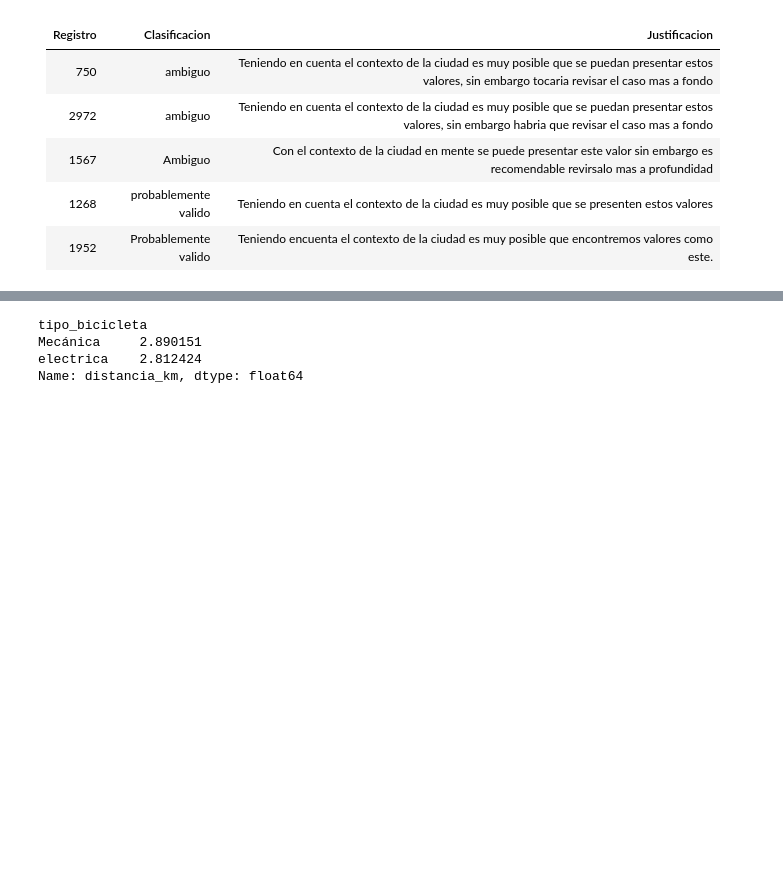
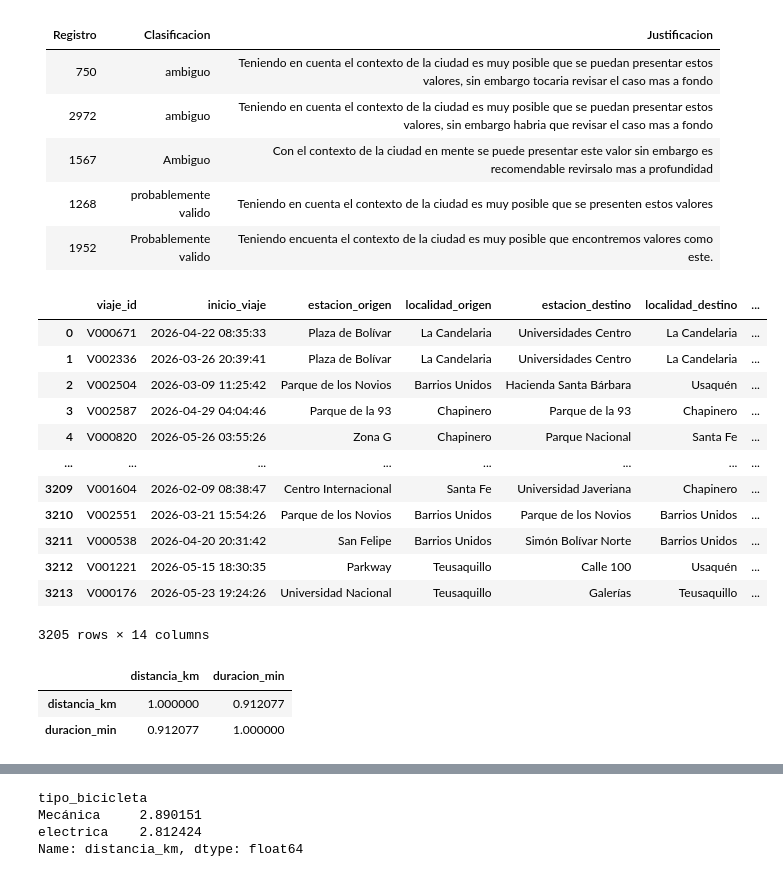
Before and after one commit to Sebast68h/taller-6-APLICACIONES, a Jupyter notebook: NOOTEBOOK.ipynb, the cells around one changed output, grey strips where cells are left out. Cells and saved outputs as stored; diff of their text form; code cells hidden in the pictures; blank space fills up the shorter version.

```diff
--- a/NOOTEBOOK.ipynb
+++ b/NOOTEBOOK.ipynb
@@ -139,3 +139,27 @@ df.boxplot(column = "duracion_min")
 | 1567     | Ambiguo              | Con el contexto de la ciudad en mente se puede presentar este valor sin embargo es recomendable revirsalo mas a profundidad                           |
 | 1268     | probablemente valido | Teniendo en cuenta el contexto de la ciudad es muy posible que se presenten estos valores                                                             |
 | 1952     | Probablemente valido | Teniendo encuenta el contexto de la ciudad es muy posible que encontremos valores como este.                                                          |
+# %%
+filas_borrar = [750,2972,1567,1268,1952,2089,1052,404,1952,2300]
+new_datset = df.drop(filas_borrar)
+new_datset
+# %% [output]
+|  | viaje_id | inicio_viaje | estacion_origen | localidad_origen | estacion_destino | localidad_destino | ... |
+| 0 | V000671 | 2026-04-22 08:35:33 | Plaza de Bolívar | La Candelaria | Universidades Centro | La Candelaria | ... |
+| 1 | V002336 | 2026-03-26 20:39:41 | Plaza de Bolívar | La Candelaria | Universidades Centro | La Candelaria | ... |
+| 2 | V002504 | 2026-03-09 11:25:42 | Parque de los Novios | Barrios Unidos | Hacienda Santa Bárbara | Usaquén | ... |
+| 3 | V002587 | 2026-04-29 04:04:46 | Parque de la 93 | Chapinero | Parque de la 93 | Chapinero | ... |
+| 4 | V000820 | 2026-05-26 03:55:26 | Zona G | Chapinero | Parque Nacional | Santa Fe | ... |
+| ... | ... | ... | ... | ... | ... | ... | ... |
+| 3209 | V001604 | 2026-02-09 08:38:47 | Centro Internacional | Santa Fe | Universidad Javeriana | Chapinero | ... |
+| 3210 | V002551 | 2026-03-21 15:54:26 | Parque de los Novios | Barrios Unidos | Parque de los Novios | Barrios Unidos | ... |
+| 3211 | V000538 | 2026-04-20 20:31:42 | San Felipe | Barrios Unidos | Simón Bolívar Norte | Barrios Unidos | ... |
+| 3212 | V001221 | 2026-05-15 18:30:35 | Parkway | Teusaquillo | Calle 100 | Usaquén | ... |
+| 3213 | V000176 | 2026-05-23 19:24:26 | Universidad Nacional | Teusaquillo | Galerías | Teusaquillo | ... |
+3205 rows × 14 columns
+# %%
+new_datset[["distancia_km","duracion_min"]].corr()
+# %% [output]
+|  | distancia_km | duracion_min |
+| distancia_km | 1.000000 | 0.912077 |
+| duracion_min | 0.912077 | 1.000000 |
```
Also changed, not shown: parts of 2 cells of this notebook.
